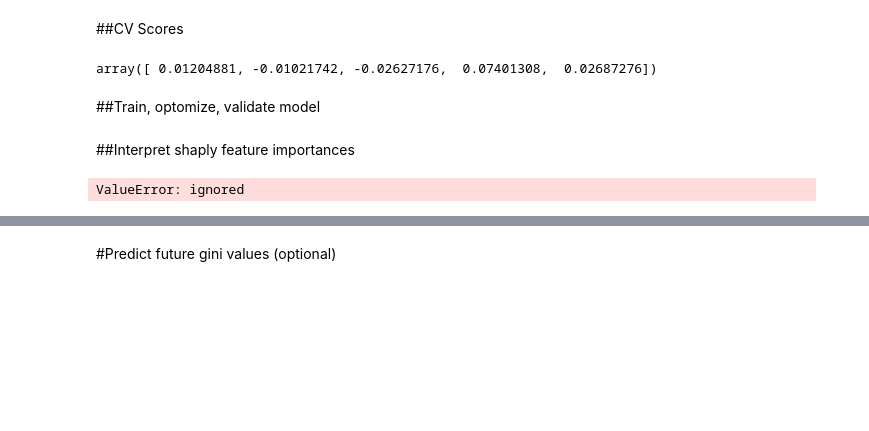
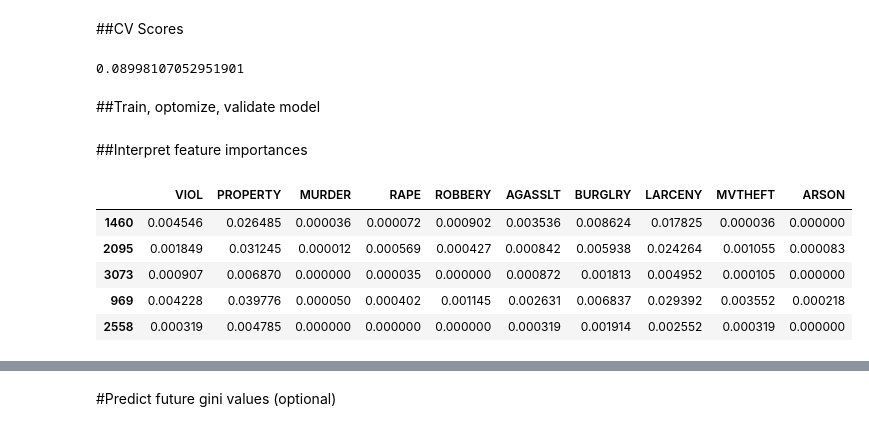
Before and after one commit to AdrianduPlessis/UBI_Effects, a Jupyter notebook: ML_Project_Proposal.ipynb, the cells around one changed output, grey strips where cells are left out. Drawn from its saved outputs; the diff is of its cells as text; code cells hidden in the pictures; blank space fills up the shorter version.

Commit message:
Feature Importances

```diff
--- a/ML_Project_Proposal.ipynb
+++ b/ML_Project_Proposal.ipynb
@@ -198,7 +217,7 @@ X = arrest_by_ineq[reported_crimes]
 X_train, X_test, y_train, y_test = train_test_split(
 ...     X, y, test_size=0.3, random_state=42)
 # %%
-model = RandomForestRegressor(criterion='mae')
+model = RandomForestRegressor(criterion='mae', n_estimators=100)
 model.fit(X_train, y_train)
 y_pred = model.predict(X_train)
 # %%
@@ -213,14 +244,19 @@ mean_squared_error(y_train, y_pred)
 ##CV Scores
 # %%
 scores = cross_val_score(model, X_train, y_train, cv=5)
-scores
+np.mean(scores)
 # %% [output]
-array([ 0.01204881, -0.01021742, -0.02627176,  0.07401308,  0.02687276])
+0.08998107052951901
 # %% [markdown]
 ##Train, optomize, validate model
 # %% [markdown]
-##Interpret shaply feature importances
+##Interpret feature importances
-# %%
-sns.scatterplot(x=X, y=y,alpha=0.1)
-# %% [output]
-ValueError: ignored
+# %%
+X_train.head()
+# %% [output]
+|  | VIOL | PROPERTY | MURDER | RAPE | ROBBERY | AGASSLT | BURGLRY | LARCENY | MVTHEFT | ARSON |
+| 1460 | 0.004546 | 0.026485 | 0.000036 | 0.000072 | 0.000902 | 0.003536 | 0.008624 | 0.017825 | 0.000036 | 0.000000 |
+| 2095 | 0.001849 | 0.031245 | 0.000012 | 0.000569 | 0.000427 | 0.000842 | 0.005938 | 0.024264 | 0.001055 | 0.000083 |
+| 3073 | 0.000907 | 0.006870 | 0.000000 | 0.000035 | 0.000000 | 0.000872 | 0.001813 | 0.004952 | 0.000105 | 0.000000 |
+| 969 | 0.004228 | 0.039776 | 0.000050 | 0.000402 | 0.001145 | 0.002631 | 0.006837 | 0.029392 | 0.003552 | 0.000218 |
+| 2558 | 0.000319 | 0.004785 | 0.000000 | 0.000000 | 0.000000 | 0.000319 | 0.001914 | 0.002552 | 0.000319 | 0.000000 |
```
Also changed, not shown: parts of 15 cells of this notebook.
